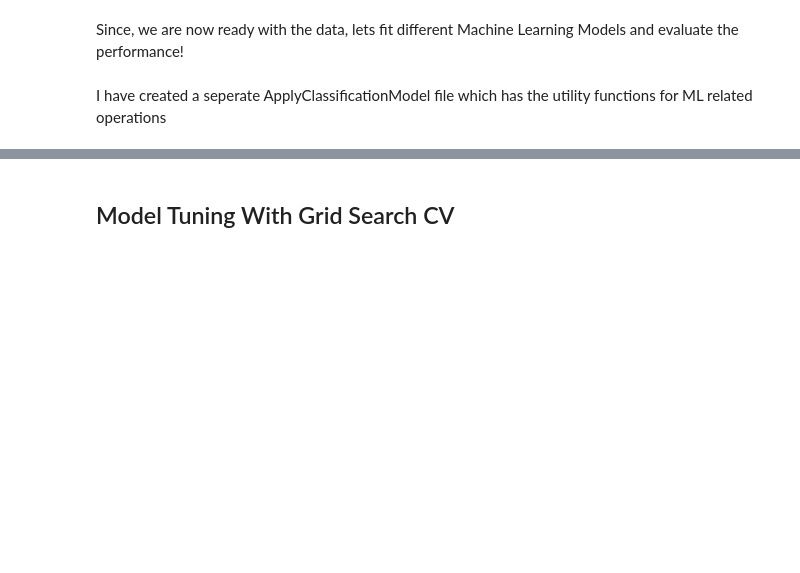
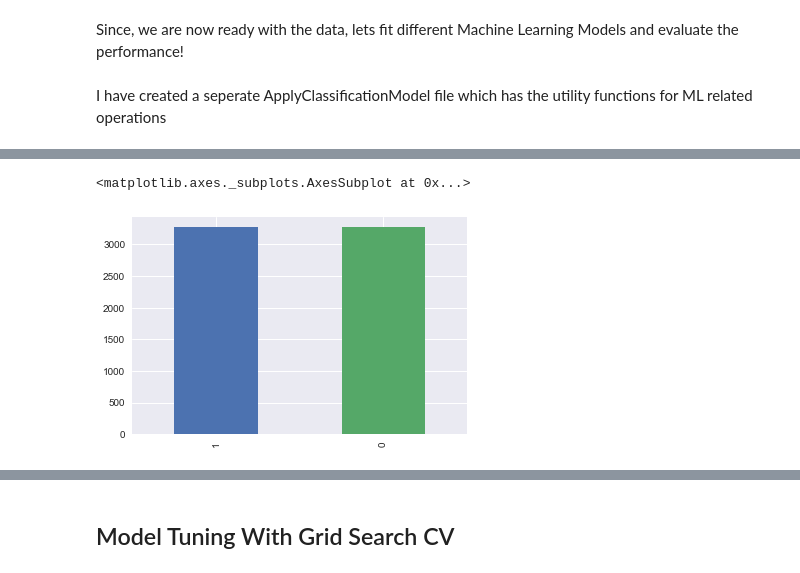
Before and after one commit to HimanshuBajpai869/Udacity-DataScientist, a Jupyter notebook: Project-4/RealOrNotDisasterTweets.ipynb, the cells around one changed output, grey strips where cells are left out. Saved outputs shown, nothing was run; the diff lists cells and outputs as text; code cells hidden in the pictures; blank space fills up the shorter version.

Commit message:
Handled Data Imbalance

```diff
--- a/Project-4/RealOrNotDisasterTweets.ipynb
+++ b/Project-4/RealOrNotDisasterTweets.ipynb
@@ -226,0 +243,10 @@ Average accuracy of KNN after applying 10- Fold CV is 58.55672855899824
+# %%
+training_dataset = training_dataset.sample(frac = 1)
+
+fake_tweets = training_dataset[training_dataset.target == 1][:3271]
+real_tweets = training_dataset[training_dataset.target == 0][:3271]
+# %%
+normal_dist_dataset = pd.concat([fake_tweets, real_tweets])
+# %%
+# Shuffle the dataset
+balanced_training_set = normal_dist_dataset.sample(frac = 1)
@@ -226,0 +268,6 @@ Average accuracy of KNN after applying 10- Fold CV is 58.55672855899824
+# %%
+# Let's see if the data is now balanced
+pd.Series(balanced_training_set.target).value_counts().plot.bar()
+# %% [output]
+<matplotlib.axes._subplots.AxesSubplot at 0x...>
+[figure, added]
```
Also changed, not shown: parts of 22 cells of this notebook, 3 other files.
